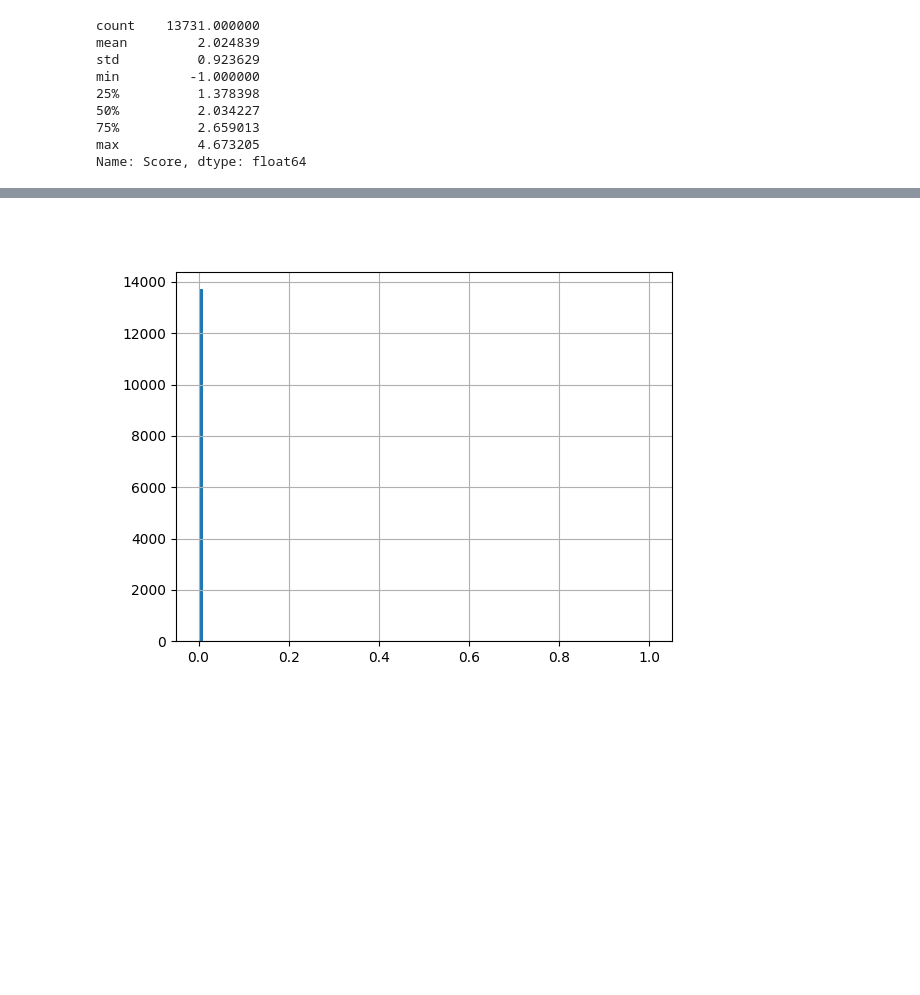
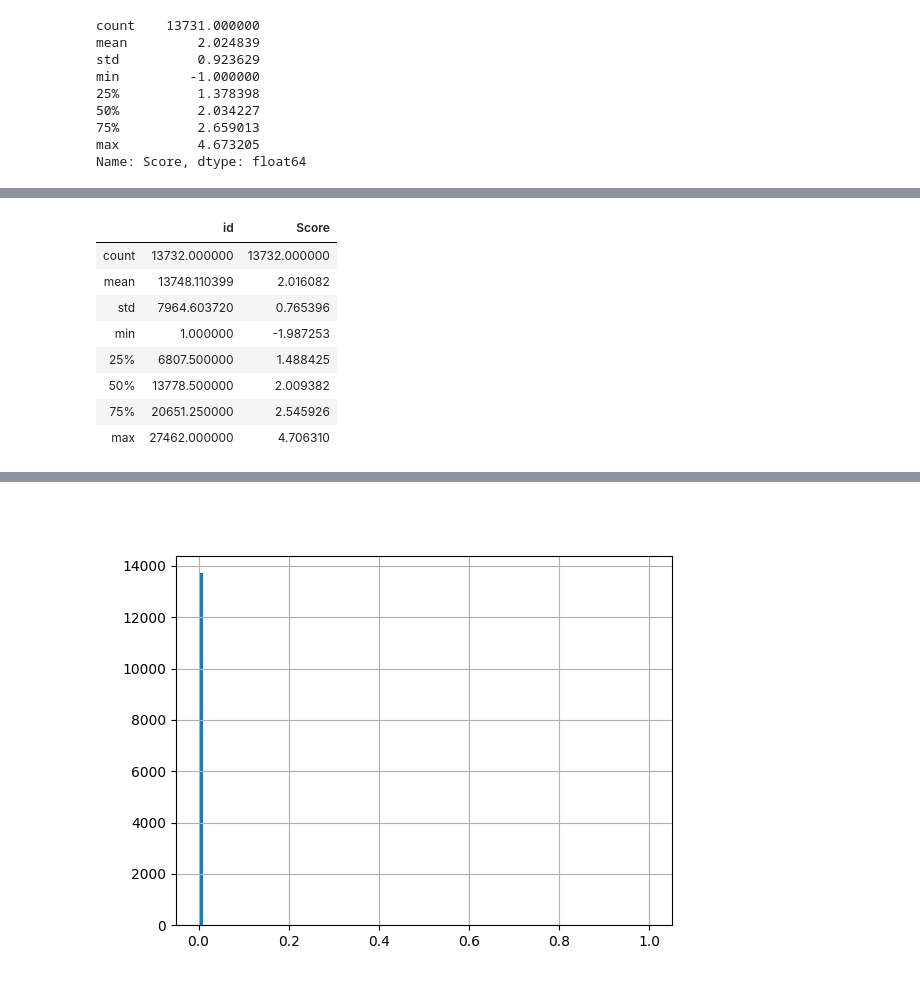
Before and after one commit to h4nyu/aplf, a Jupyter notebook: app/notebooks/Untitled.ipynb, the cells around one changed output, grey strips where cells are left out. Saved outputs shown, nothing was run; the diff lists cells and outputs as text; code cells hidden in the pictures; blank space fills up the shorter version.

```diff
--- a/app/notebooks/Untitled.ipynb
+++ b/app/notebooks/Untitled.ipynb
@@ -19,0 +20,13 @@ tr_df['Score'].hist(bins=100)
+# %%
+df = pd.read_csv("http://192.168.10.8/aug/submit.csv", names=['id', 'Score'])
+df.describe()
+# %% [output]
+|  | id | Score |
+| count | 13732.000000 | 13732.000000 |
+| mean | 13748.110399 | 2.016082 |
+| std | 7964.603720 | 0.765396 |
+| min | 1.000000 | -1.987253 |
+| 25% | 6807.500000 | 1.488425 |
+| 50% | 13778.500000 | 2.009382 |
+| 75% | 20651.250000 | 2.545926 |
+| max | 27462.000000 | 4.706310 |
```
Also changed, not shown: parts of 7 cells of this notebook, 2 other files.
